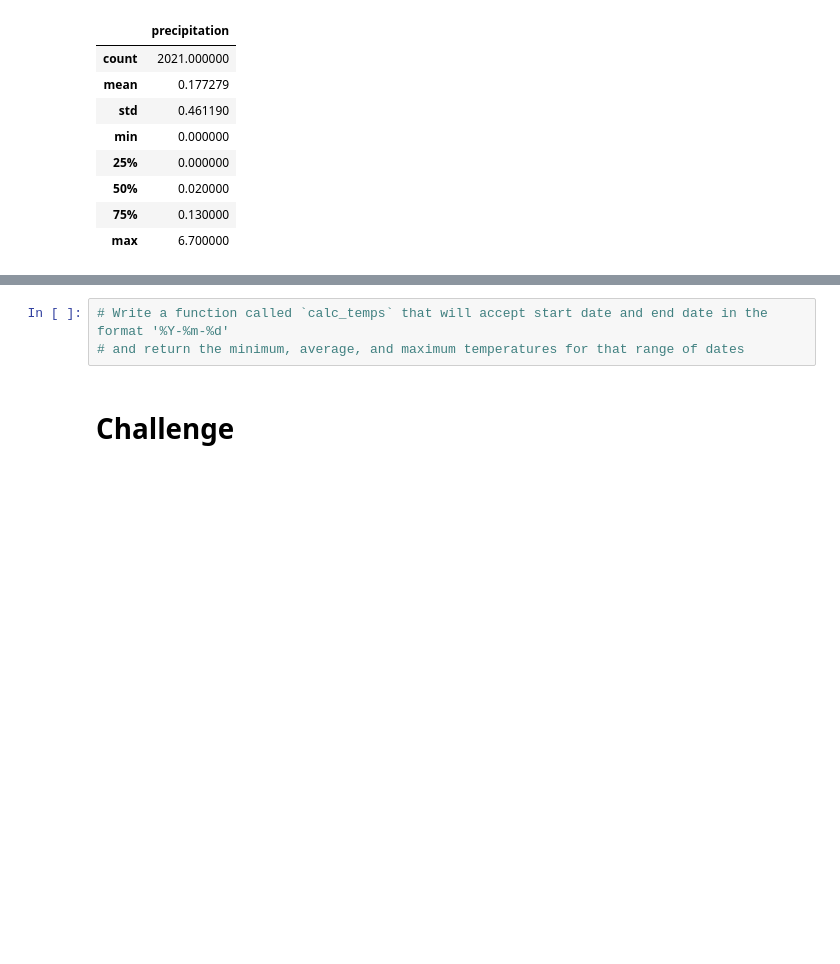
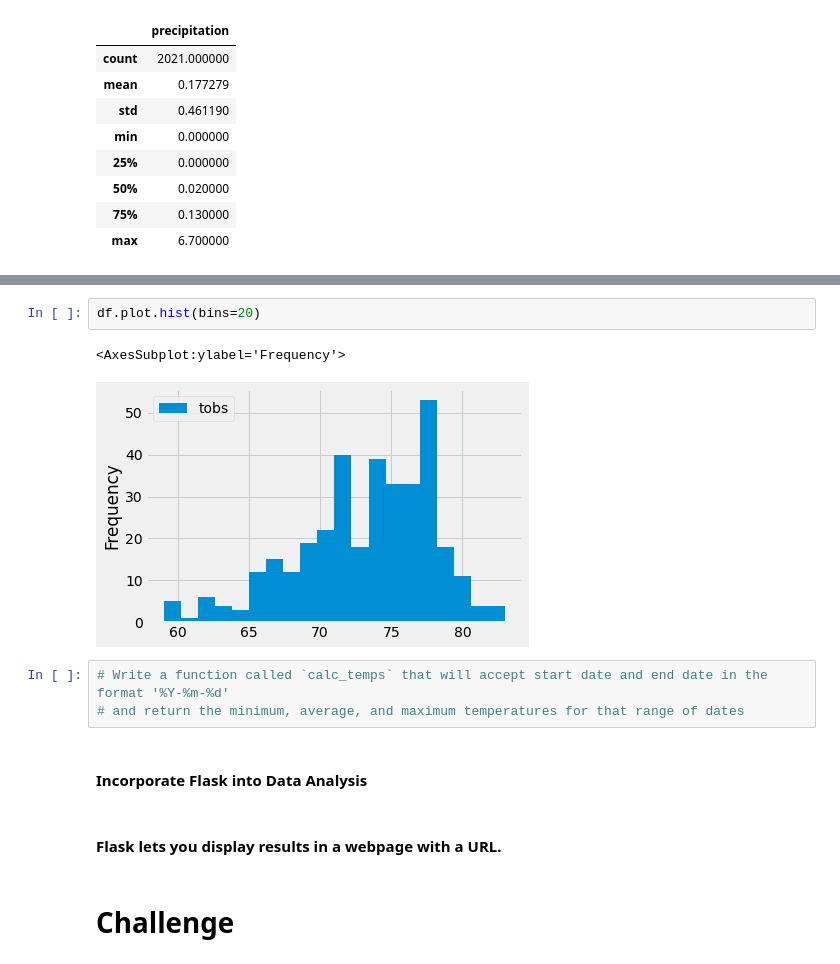
Before and after one commit to onsotiL/surfs_up, a Jupyter notebook: climate_analysis.ipynb, the cells around one changed output, grey strips where cells are left out. Saved outputs shown, nothing was run; the diff lists cells and outputs as text; blank space fills up the shorter version.

```diff
--- a/climate_analysis.ipynb
+++ b/climate_analysis.ipynb
@@ -171,5 +243,14 @@ df.describe()
+# %%
+df.plot.hist(bins=20)
+# %% [output]
+<AxesSubplot:ylabel='Frequency'>
+[figure, added]
 # %%
 # Write a function called `calc_temps` that will accept start date and end date in the format '%Y-%m-%d'
 # and return the minimum, average, and maximum temperatures for that range of dates
+# %% [markdown]
+#### Incorporate Flask into Data Analysis
+# %% [markdown]
+#### Flask lets you display results in a webpage with a URL.
 # %% [markdown]
 # Challenge
```
Also changed, not shown: parts of 11 cells of this notebook, 6 other files.
